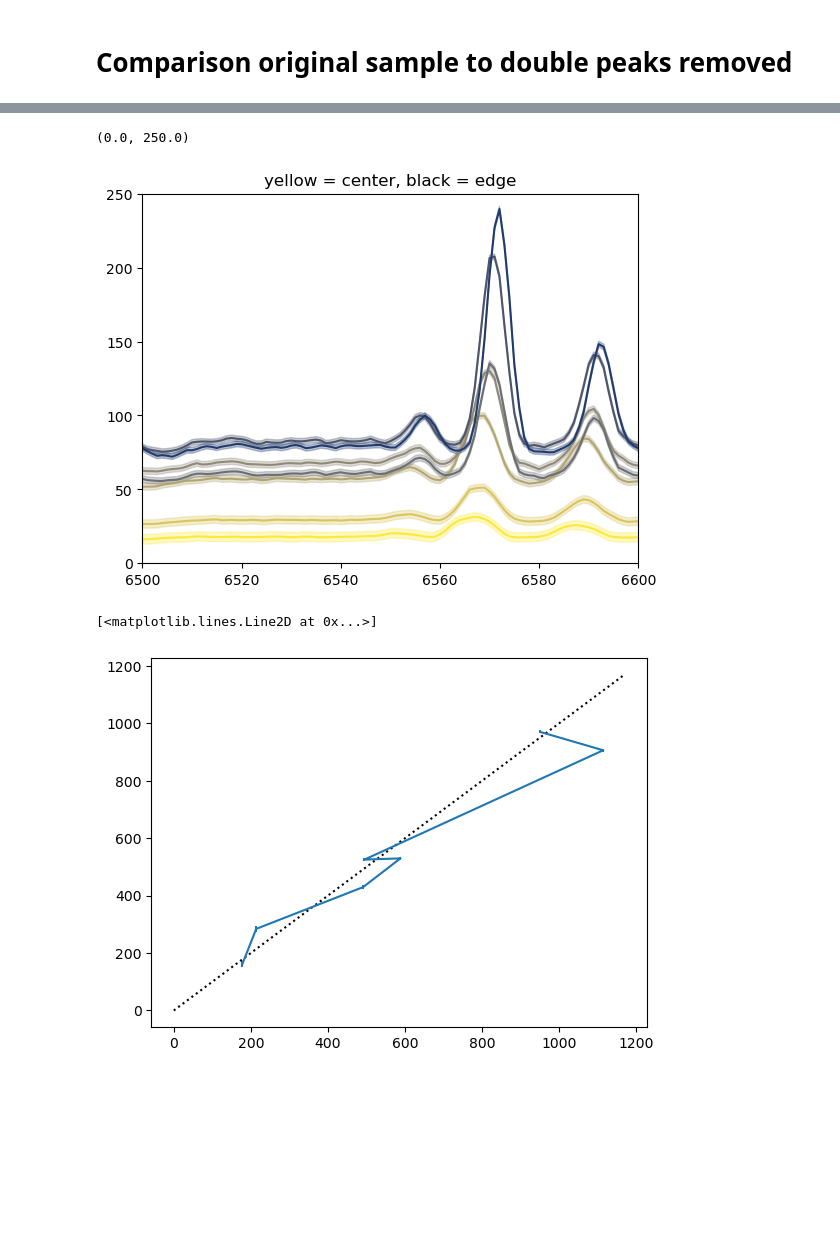
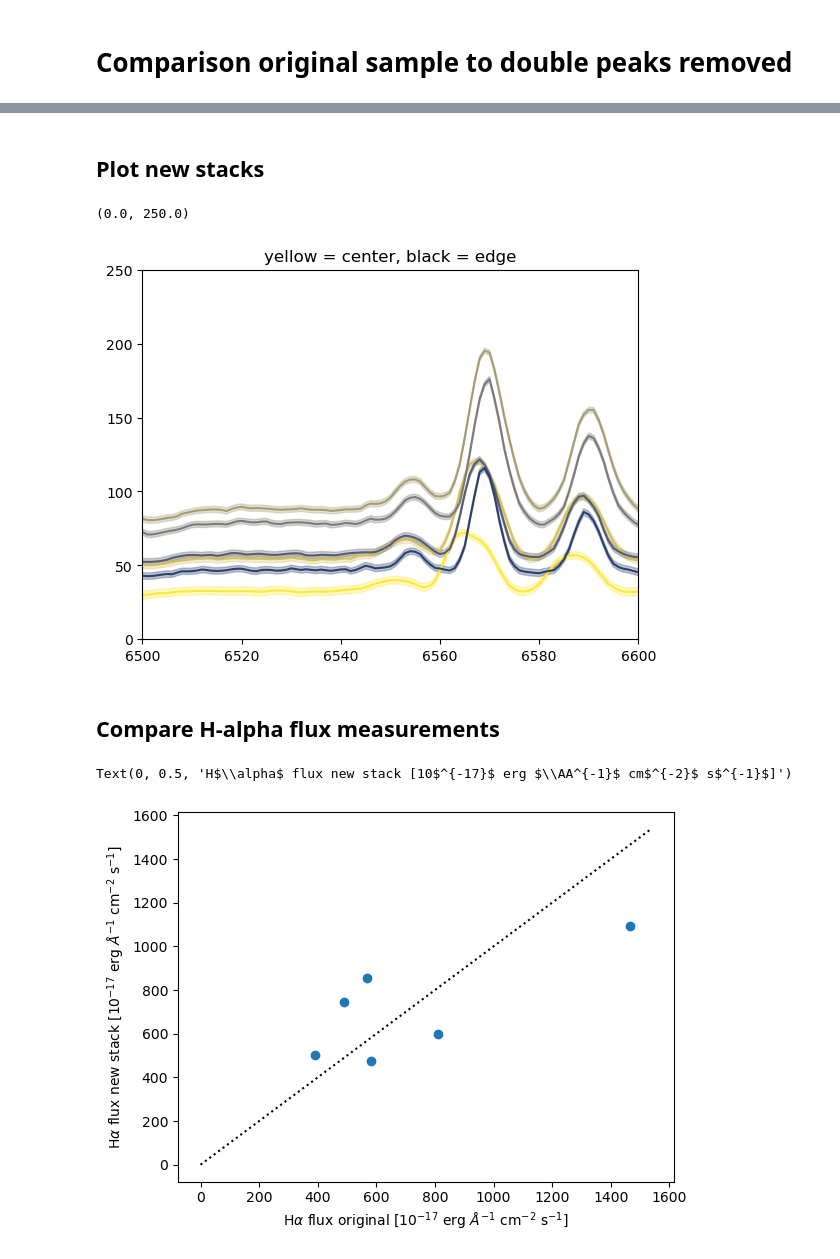
Before and after one commit to dirkscholte/MaNGa_spectra_stack, a Jupyter notebook: compare_original_vs_double_peaked.ipynb, the cells around one changed output, grey strips where cells are left out. Saved outputs shown, nothing was run; the diff lists cells and outputs as text; code cells hidden in the pictures; blank space fills up the shorter version.

```diff
--- a/compare_original_vs_double_peaked.ipynb
+++ b/compare_original_vs_double_peaked.ipynb
@@ -10,10 +10,10 @@ import matplotlib.pyplot as plt
 import numpy as np
 # %%
 gal_name = '8144-6104'
-#gal_name = '8241-9101'
+gal_name = '8241-9101'
 #gal_name = '8600-12702'
 #gal_name = '8996-12701'
-gal_name = '9042-9101'
+#gal_name = '9042-9101'
 
 spectra_csv_original = Table.read('./original/'+'Spectra_stacks_'+gal_name+'.csv')
 spectra_fits_original = fits.open('./original/'+'Spectra_stacks_'+gal_name+'.fits')
@@ -39,3 +38,5 @@ plt.ylim(0,250)
+# %% [markdown]
+## Plot new stacks
 # %%
 #cmap = plt.get_cmap('cividis_r')
 #for i in range(len(spectra_fits_original['FLUX'].data)):
@@ -52,11 +53,16 @@ plt.xlim(6500,6600)
 plt.ylim(0,250)
 # %% [output]
 (0.0, 250.0)
-[figure, old version]
+[figure, new version]
+# %% [markdown]
+## Compare H-alpha flux measurements
 # %%
-plt.errorbar(fastspec_table_original['HALPHA_FLUX'], fastspec_table_dp['HALPHA_FLUX'], xerr=fastspec_table_original['HALPHA_FLUX_IVAR']**-0.5, yerr=fastspec_table_dp['HALPHA_FLUX_IVAR']**-0.5)
+plt.errorbar(fastspec_table_original['HALPHA_FLUX'], fastspec_table_dp['HALPHA_FLUX'], xerr=fastspec_table_original['HALPHA_FLUX_IVAR']**-0.5, yerr=fastspec_table_dp['HALPHA_FLUX_IVAR']**-0.5, linestyle = ' ', marker='o')
 line = np.linspace(0,1.05*np.max(fastspec_table_original['HALPHA_FLUX']),100)
 plt.plot(line,line,linestyle=':', c='k')
+
+plt.xlabel('H$\\alpha$ flux original [10$^{-17}$ erg $\\AA^{-1}$ cm$^{-2}$ s$^{-1}$]')
+plt.ylabel('H$\\alpha$ flux new stack [10$^{-17}$ erg $\\AA^{-1}$ cm$^{-2}$ s$^{-1}$]')
 # %% [output]
-[<matplotlib.lines.Line2D at 0x...>]
+Text(0, 0.5, 'H$\\alpha$ flux new stack [10$^{-17}$ erg $\\AA^{-1}$ cm$^{-2}$ s$^{-1}$]')
-[figure, old version]
+[figure, new version]
```
Also changed, not shown: parts of 5 cells of this notebook.
